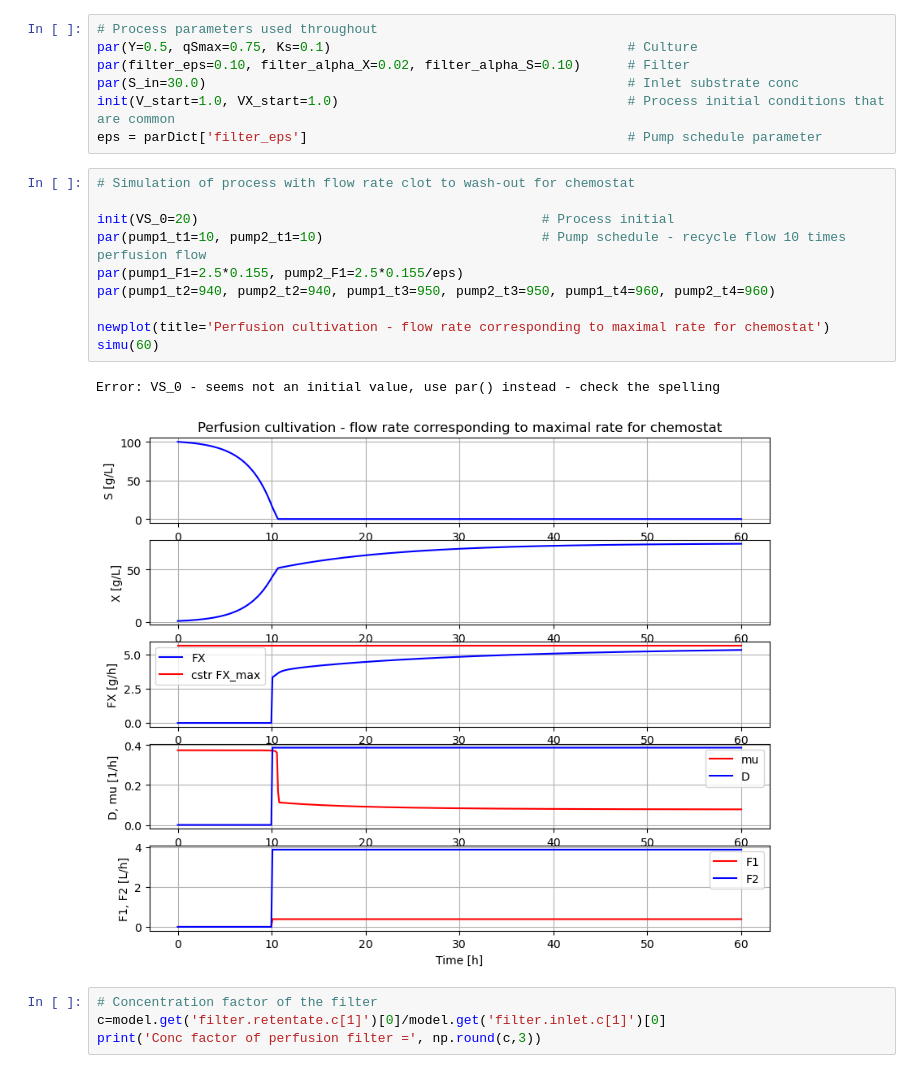
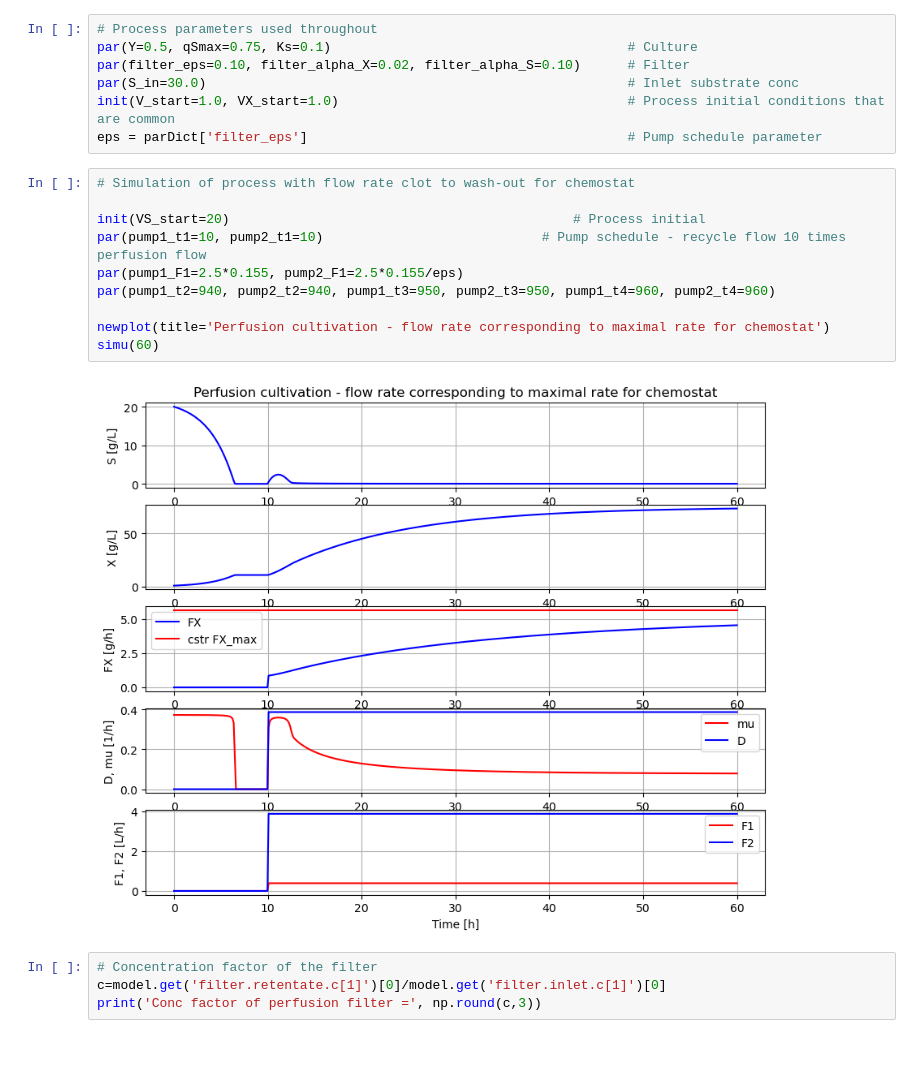
Before and after one commit to janpeter19/BPL_TEST2_Perfusion, a Jupyter notebook: BPL_TEST2_Perfusion.ipynb, the cells around one changed output. Drawn from its saved outputs; the diff is of its cells as text.

Commit message:
Correction of initial value of VS in notebook for Windows

```diff
--- a/BPL_TEST2_Perfusion.ipynb
+++ b/BPL_TEST2_Perfusion.ipynb
@@ -39,16 +39,15 @@ eps = parDict['filter_eps']                                         # Pump sched
 # %%
 # Simulation of process with flow rate clot to wash-out for chemostat
 
-init(VS_0=20)                                            # Process initial
+init(VS_start=20)                                            # Process initial
 par(pump1_t1=10, pump2_t1=10)                            # Pump schedule - recycle flow 10 times perfusion flow
 par(pump1_F1=2.5*0.155, pump2_F1=2.5*0.155/eps)
 par(pump1_t2=940, pump2_t2=940, pump1_t3=950, pump2_t3=950, pump1_t4=960, pump2_t4=960)
 
 newplot(title='Perfusion cultivation - flow rate corresponding to maximal rate for chemostat')
 simu(60)
 # %% [output]
-Error: VS_0 - seems not an initial value, use par() instead - check the spelling
-[figure, old version]
+[figure, new version]
 # %%
 # Concentration factor of the filter
 c=model.get('filter.retentate.c[1]')[0]/model.get('filter.inlet.c[1]')[0]
```
Also changed, not shown: parts of 3 cells of this notebook, 3 other files.
